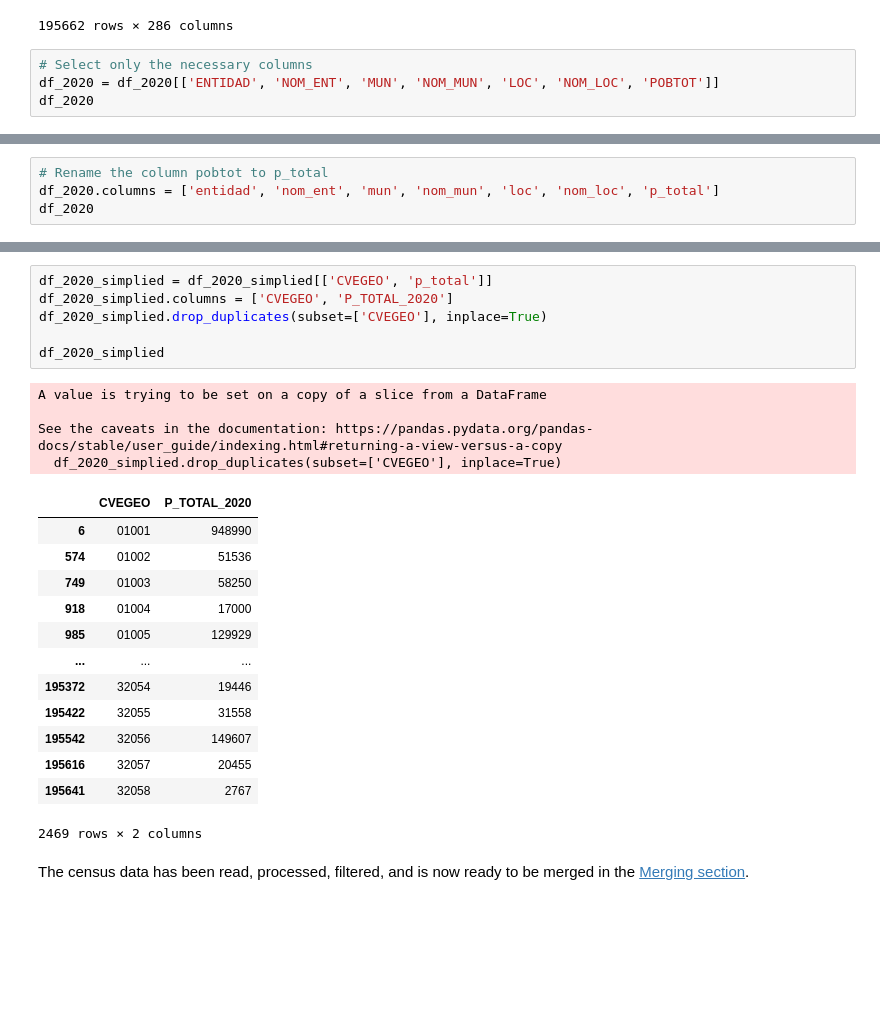
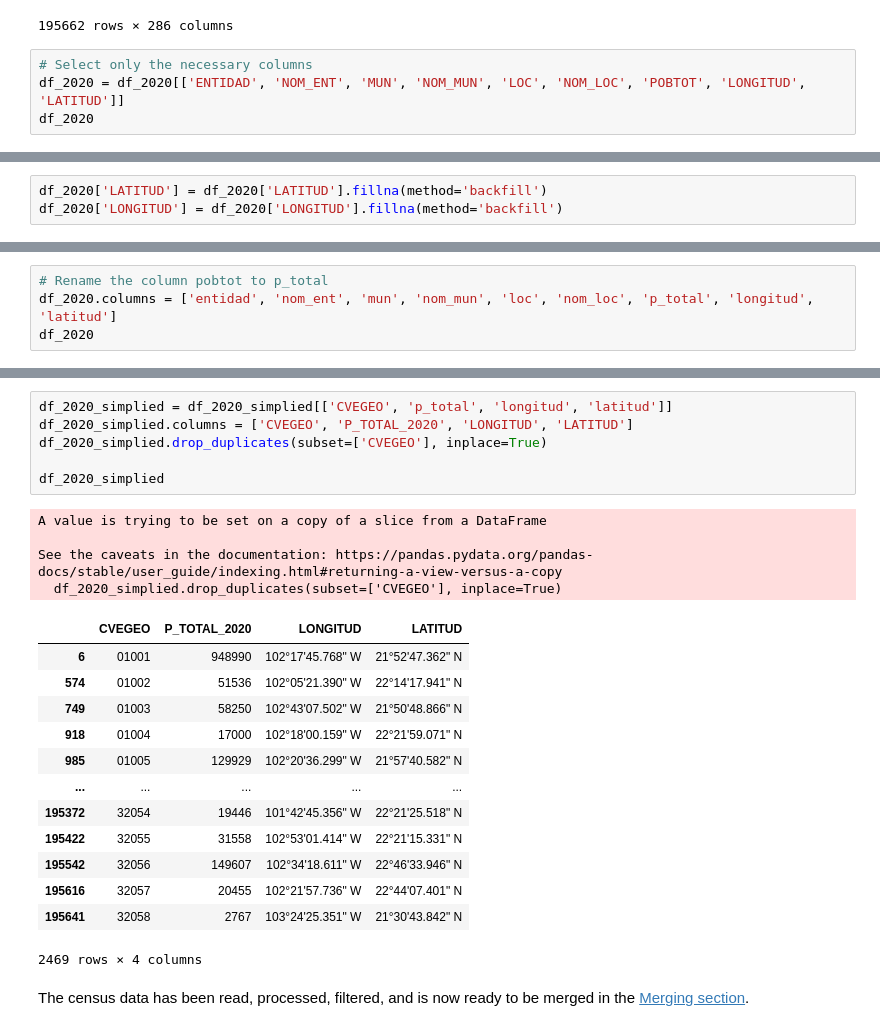
Before and after one commit to SrGitQ/geodata-analysis, a Jupyter notebook: exp/analysis_doc.ipynb, the cells around one changed output, grey strips where cells are left out. Saved outputs shown, nothing was run; the diff lists cells and outputs as text; blank space fills up the shorter version.

```diff
--- a/exp/analysis_doc.ipynb
+++ b/exp/analysis_doc.ipynb
@@ -396,6 +403,6 @@ df_2020
 195662 rows × 286 columns
 # %%
 # Select only the necessary columns
-df_2020 = df_2020[['ENTIDAD', 'NOM_ENT', 'MUN', 'NOM_MUN', 'LOC', 'NOM_LOC', 'POBTOT']]
+df_2020 = df_2020[['ENTIDAD', 'NOM_ENT', 'MUN', 'NOM_MUN', 'LOC', 'NOM_LOC', 'POBTOT', 'LONGITUD', 'LATITUD']]
 df_2020
 # %% [output]
@@ -414,0 +422,3 @@ df_2020
+# %%
+df_2020['LATITUD'] = df_2020['LATITUD'].fillna(method='backfill')
+df_2020['LONGITUD'] = df_2020['LONGITUD'].fillna(method='backfill')
@@ -415,5 +436,5 @@ df_2020
 # %%
 # Rename the column pobtot to p_total
-df_2020.columns = ['entidad', 'nom_ent', 'mun', 'nom_mun', 'loc', 'nom_loc', 'p_total']
+df_2020.columns = ['entidad', 'nom_ent', 'mun', 'nom_mun', 'loc', 'nom_loc', 'p_total', 'longitud', 'latitud']
 df_2020
 # %% [output]
@@ -473,26 +494,26 @@ See the caveats in the documentation: https://pandas.pydata.org/pandas-docs/stab
 # %%
-df_2020_simplied = df_2020_simplied[['CVEGEO', 'p_total']]
-df_2020_simplied.columns = ['CVEGEO', 'P_TOTAL_2020']
+df_2020_simplied = df_2020_simplied[['CVEGEO', 'p_total', 'longitud', 'latitud']]
+df_2020_simplied.columns = ['CVEGEO', 'P_TOTAL_2020', 'LONGITUD', 'LATITUD']
 df_2020_simplied.drop_duplicates(subset=['CVEGEO'], inplace=True)
 
 df_2020_simplied
 # %% [output]
 A value is trying to be set on a copy of a slice from a DataFrame
 
 See the caveats in the documentation: https://pandas.pydata.org/pandas-docs/stable/user_guide/indexing.html#returning-a-view-versus-a-copy
   df_2020_simplied.drop_duplicates(subset=['CVEGEO'], inplace=True)
-|  | CVEGEO | P_TOTAL_2020 |
-| 6 | 01001 | 948990 |
-| 574 | 01002 | 51536 |
-| 749 | 01003 | 58250 |
-| 918 | 01004 | 17000 |
-| 985 | 01005 | 129929 |
-| ... | ... | ... |
-| 195372 | 32054 | 19446 |
-| 195422 | 32055 | 31558 |
-| 195542 | 32056 | 149607 |
-| 195616 | 32057 | 20455 |
-| 195641 | 32058 | 2767 |
+|  | CVEGEO | P_TOTAL_2020 | LONGITUD | LATITUD |
+| 6 | 01001 | 948990 | 102°17'45.768" W | 21°52'47.362" N |
+| 574 | 01002 | 51536 | 102°05'21.390" W | 22°14'17.941" N |
+| 749 | 01003 | 58250 | 102°43'07.502" W | 21°50'48.866" N |
+| 918 | 01004 | 17000 | 102°18'00.159" W | 22°21'59.071" N |
+| 985 | 01005 | 129929 | 102°20'36.299" W | 21°57'40.582" N |
+| ... | ... | ... | ... | ... |
+| 195372 | 32054 | 19446 | 101°42'45.356" W | 22°21'25.518" N |
+| 195422 | 32055 | 31558 | 102°53'01.414" W | 22°21'15.331" N |
+| 195542 | 32056 | 149607 | 102°34'18.611" W | 22°46'33.946" N |
+| 195616 | 32057 | 20455 | 102°21'57.736" W | 22°44'07.401" N |
+| 195641 | 32058 | 2767 | 103°24'25.351" W | 21°30'43.842" N |
-2469 rows × 2 columns
+2469 rows × 4 columns
 # %% [markdown]
 The census data has been read, processed, filtered, and is now ready to be merged in the [Merging section](#).
```
Also changed, not shown: parts of 58 cells of this notebook, 2 other files.
